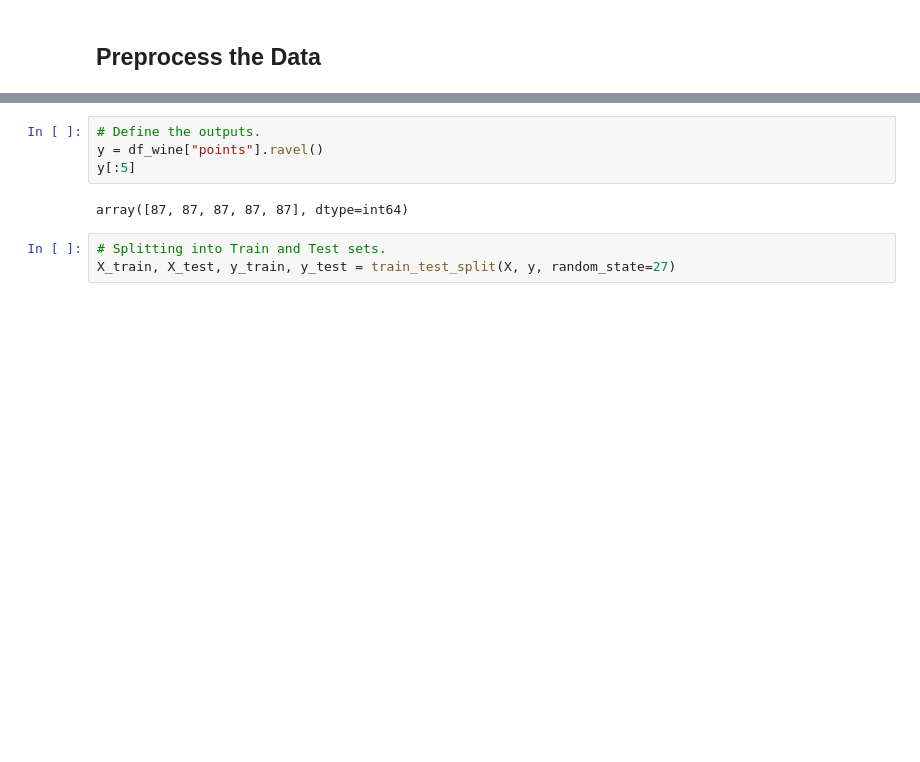
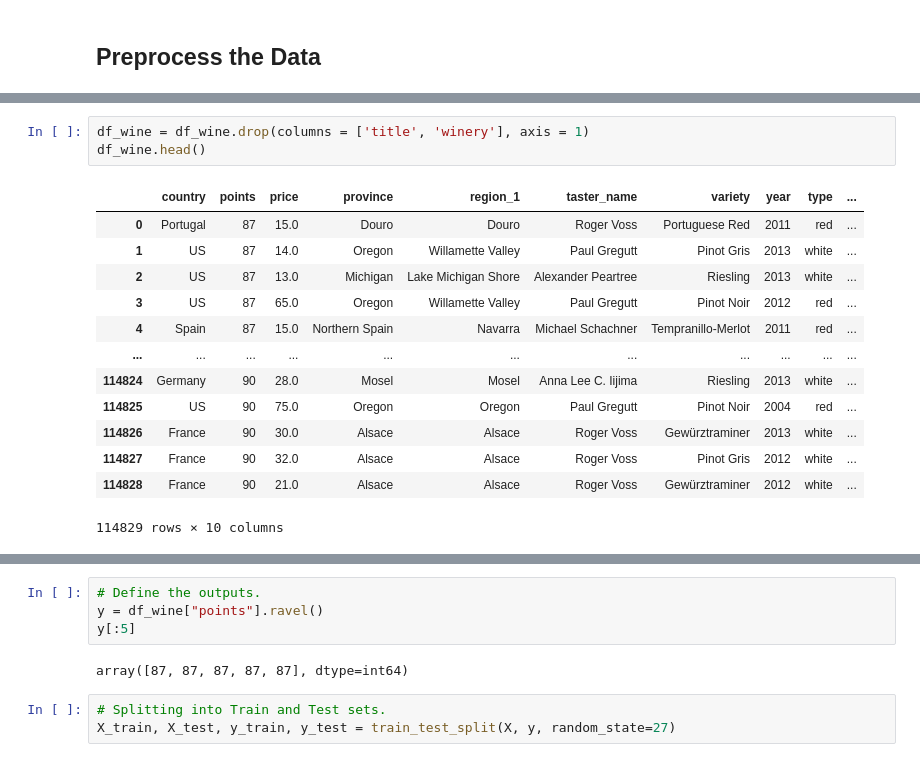
Before and after one commit to whitneyshine/austin_project, a Jupyter notebook: MLModel.ipynb, the cells around one changed output, grey strips where cells are left out. Cells and saved outputs as stored; diff of their text form; blank space fills up the shorter version.

```diff
--- a/MLModel.ipynb
+++ b/MLModel.ipynb
@@ -38,0 +72,17 @@ X.head()
+# %%
+df_wine = df_wine.drop(columns = ['title', 'winery'], axis = 1)
+df_wine.head()
+# %% [output]
+|  | country | points | price | province | region_1 | taster_name | variety | year | type | ... |
+| 0 | Portugal | 87 | 15.0 | Douro | Douro | Roger Voss | Portuguese Red | 2011 | red | ... |
+| 1 | US | 87 | 14.0 | Oregon | Willamette Valley | Paul Gregutt | Pinot Gris | 2013 | white | ... |
+| 2 | US | 87 | 13.0 | Michigan | Lake Michigan Shore | Alexander Peartree | Riesling | 2013 | white | ... |
+| 3 | US | 87 | 65.0 | Oregon | Willamette Valley | Paul Gregutt | Pinot Noir | 2012 | red | ... |
+| 4 | Spain | 87 | 15.0 | Northern Spain | Navarra | Michael Schachner | Tempranillo-Merlot | 2011 | red | ... |
+| ... | ... | ... | ... | ... | ... | ... | ... | ... | ... | ... |
+| 114824 | Germany | 90 | 28.0 | Mosel | Mosel | Anna Lee C. Iijima | Riesling | 2013 | white | ... |
+| 114825 | US | 90 | 75.0 | Oregon | Oregon | Paul Gregutt | Pinot Noir | 2004 | red | ... |
+| 114826 | France | 90 | 30.0 | Alsace | Alsace | Roger Voss | Gewürztraminer | 2013 | white | ... |
+| 114827 | France | 90 | 32.0 | Alsace | Alsace | Roger Voss | Pinot Gris | 2012 | white | ... |
+| 114828 | France | 90 | 21.0 | Alsace | Alsace | Roger Voss | Gewürztraminer | 2012 | white | ... |
+114829 rows × 10 columns
```
Also changed, not shown: parts of 9 cells of this notebook.
